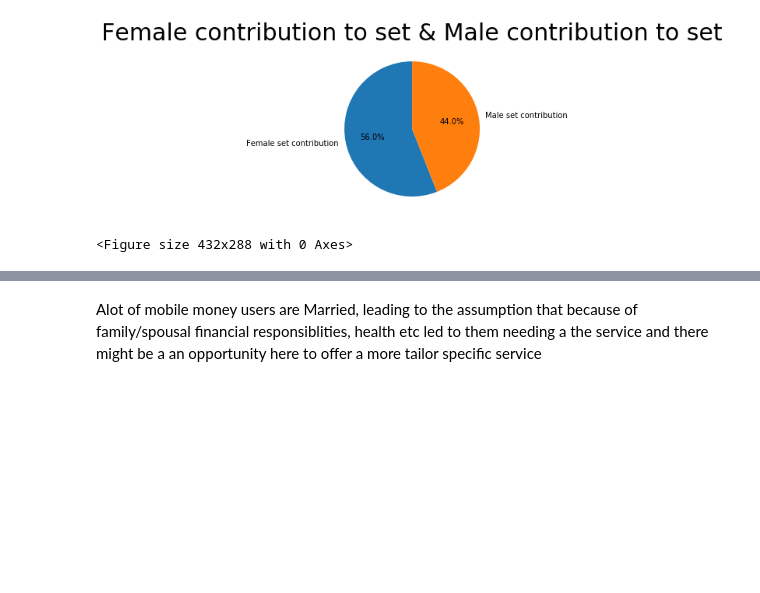
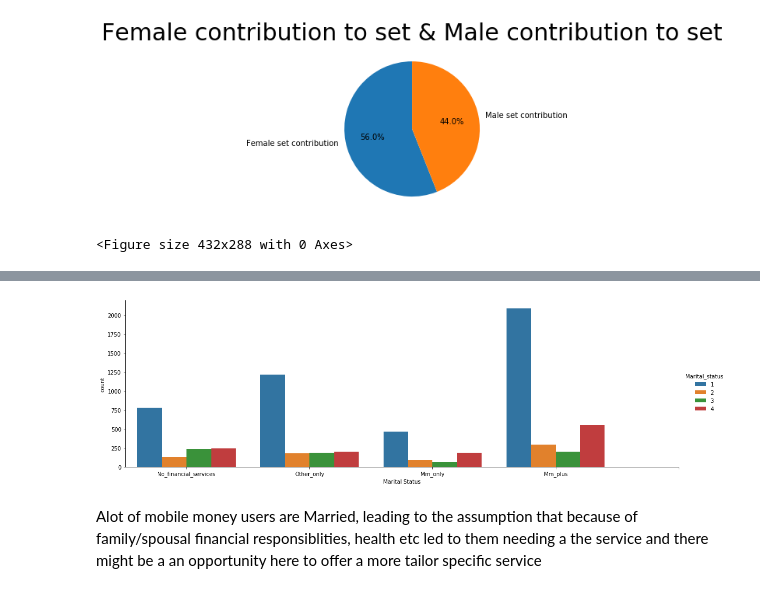
Before and after one commit to codeART96/Zindi-Mobile-Money-Tanzania, a Jupyter notebook: Mobile-money/datasets/findings_notebook.ipynb, the cells around one changed output, grey strips where cells are left out. Drawn from its saved outputs; the diff is of its cells as text; code cells hidden in the pictures; blank space fills up the shorter version.

```diff
--- a/Mobile-money/datasets/findings_notebook.ipynb
+++ b/Mobile-money/datasets/findings_notebook.ipynb
@@ -2039,2 +131,8 @@ len(mwm_mm_service)
+# %%
+# Marital Status
+sns.catplot(x='mobile_money_classification',kind='count', hue='Marital_status', aspect=3,data=df).set(xlabel='Marital Status')
+ax =plt.xticks(np.arange(5), ('No_financial_services', 'Other_only', 'Mm_only', 'Mm_plus'))#No_financial_services, Other_only, Mm_only, Mm_plus
+# %% [output]
+[figure, added]
 # %% [markdown]
 Alot of mobile money users are Married, leading to the assumption that because of family/spousal financial responsiblities, health etc led to them needing a the service and there might be a an opportunity here to offer a more tailor specific service
```
Also changed, not shown: parts of 340 cells of this notebook, 3 other files.
